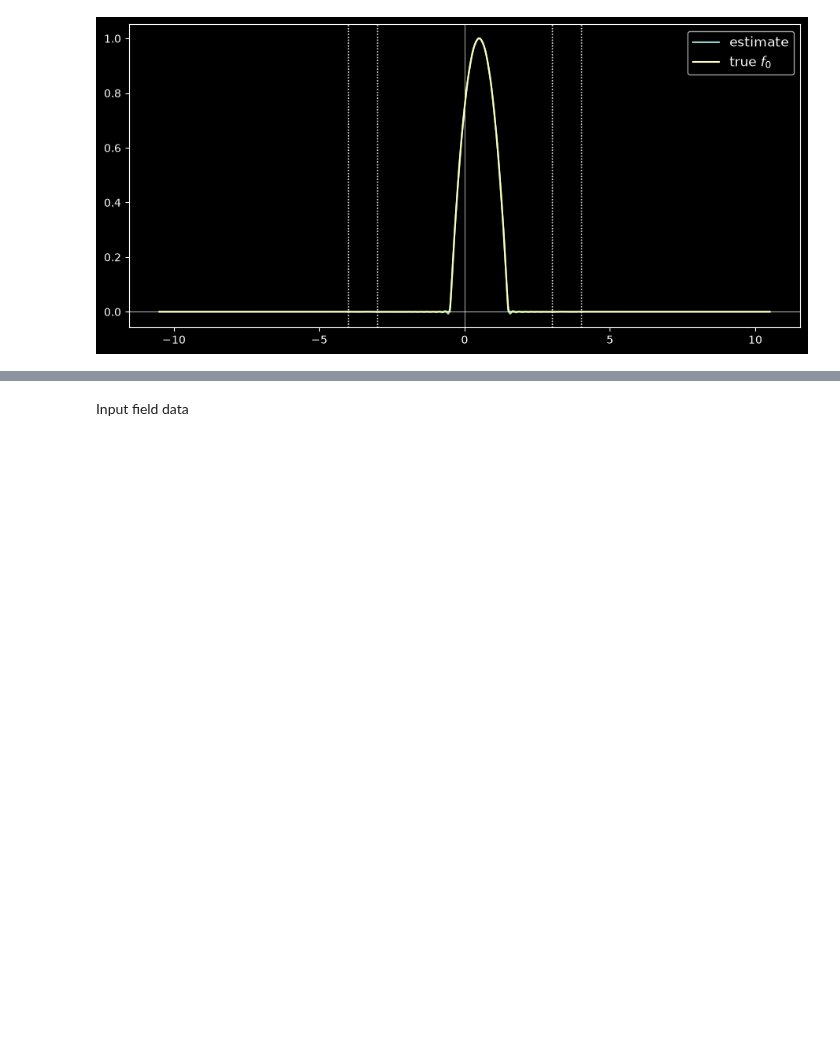
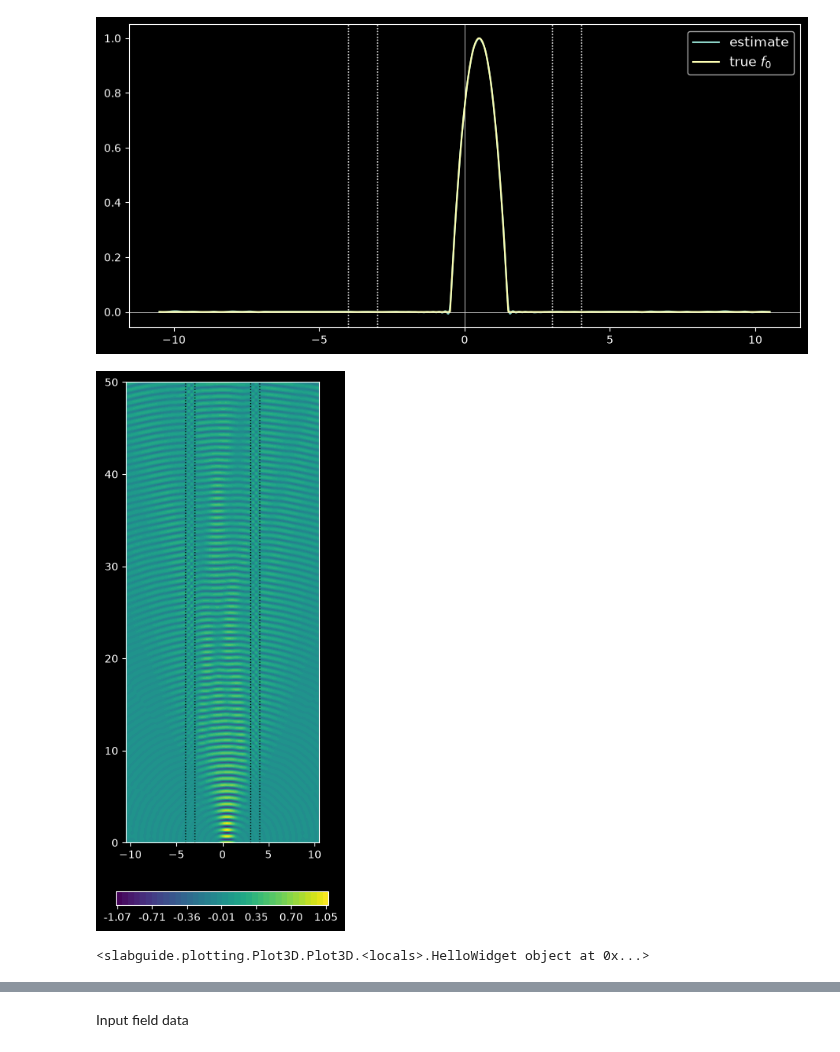
Before and after one commit to pumpkinpieter/pumpkinpieter.github.io, a Jupyter notebook: visualizations/hollow_core/generate_data.ipynb, the cells around one changed output, grey strips where cells are left out. Drawn from its saved outputs; the diff is of its cells as text; code cells hidden in the pictures; blank space fills up the shorter version.

```diff
--- a/visualizations/hollow_core/generate_data.ipynb
+++ b/visualizations/hollow_core/generate_data.ipynb
@@ -68,7 +80,7 @@ Q = Propagator(B, f0=f0, window=[Lx, Rx], calculate_guided_field=False)
 # %%
 Lz = .001
 Rz = B.Z_evanescent
-Np = 800
+Np = 150
 
 Q.add_contour(real_contour(Lz, Rz, Np))
 # %%
@@ -83,3 +95,11 @@ B.add_1d_plot(f0, label='true $f_0$');
 plt.show();
 # %% [output]
 [figure]
+# %%
+A.plot_field_2d(Q, zmax=50, zref=50*20, xstride=8);
+# %% [output]
+[figure, added]
+# %%
+Plot3D(Q, xstride=8);
+# %% [output]
+<slabguide.plotting.Plot3D.Plot3D.<locals>.HelloWidget object at 0x...>
```
Also changed, not shown: parts of 18 cells of this notebook, 12 other files.
